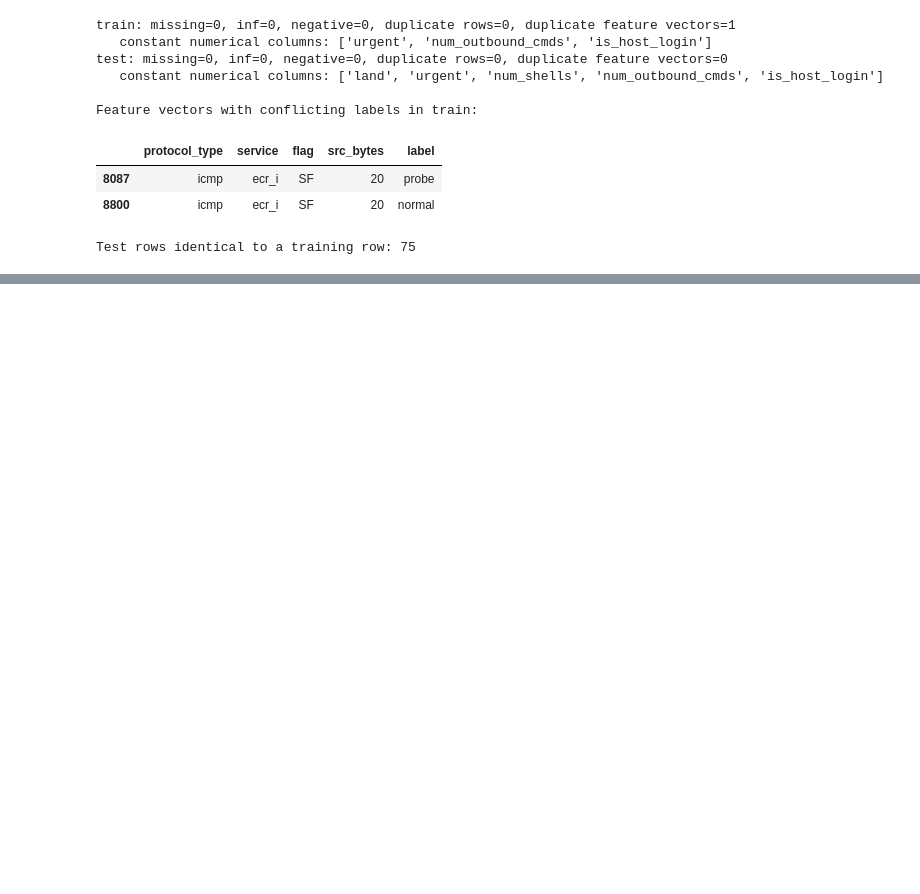
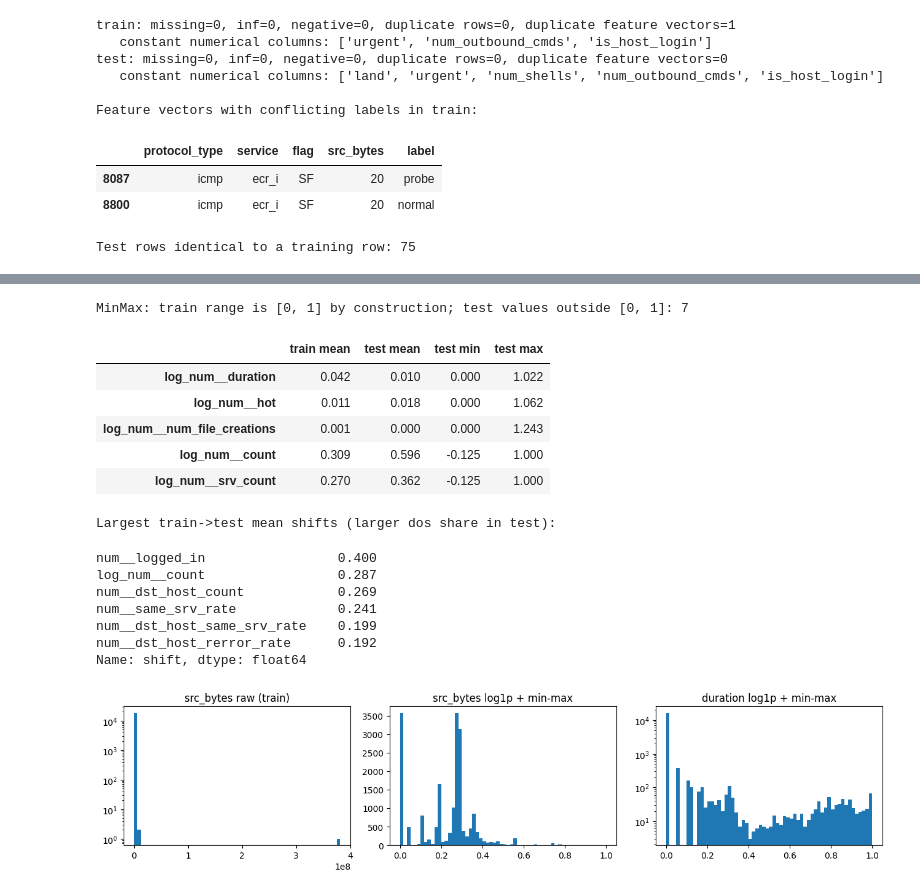
Before and after one commit to HaxelThePenguine/AI-Cybersecurity_labs2026, a Jupyter notebook: Lab_03/lab3.ipynb, the cells around one changed output, grey strips where cells are left out. Cells and saved outputs as stored; diff of their text form; code cells hidden in the pictures; blank space fills up the shorter version.

```diff
--- a/Lab_03/lab3.ipynb
+++ b/Lab_03/lab3.ipynb
@@ -131,0 +140,15 @@ Heavy-tailed numerical features (train):
+# %%
+from sklearn.compose import ColumnTransformer
+from sklearn.pipeline import Pipeline
+from sklearn.preprocessing import OneHotEncoder, StandardScaler, MinMaxScaler, FunctionTransformer
+
+CONST_COLS = [c for c in NUM_COLS if train_raw[c].nunique() == 1]
+NUM_KEEP = [c for c in NUM_COLS if c not in CONST_COLS]
+RATE_COLS = [c for c in NUM_KEEP if c.endswith('_rate')]
+skew = train_raw[NUM_KEEP].skew()
+LOG_COLS = [c for c in NUM_KEEP if c not in RATE_COLS and c not in BIN01_COLS and skew[c] > 2]
+LIN_COLS = [c for c in NUM_KEEP if c not in LOG_COLS]
+print('Dropped constant:', CONST_COLS)
+print(f'log1p + min-max ({len(LOG_COLS)}):', LOG_COLS)
+print(f'min-max only ({len(LIN_COLS)}):', LIN_COLS)
+display(skew[LOG_COLS + ['count', 'srv_count', 'dst_host_count', 'dst_host_srv_count']].drop_duplicates().round(2).to_frame('train skew'))
@@ -131,0 +222,36 @@ Heavy-tailed numerical features (train):
+# %%
+num_idx = [i for i, n in enumerate(FEATURE_NAMES) if not n.startswith('cat__')]
+summ = pd.DataFrame({'train mean': X_train[:, num_idx].mean(0), 'test mean': X_test[:, num_idx].mean(0),
+                     'test min': X_test[:, num_idx].min(0), 'test max': X_test[:, num_idx].max(0)},
+                    index=FEATURE_NAMES[num_idx]).round(3)
+print('MinMax: train range is [0, 1] by construction; test values outside [0, 1]:',
+      int(((X_test[:, num_idx] < 0) | (X_test[:, num_idx] > 1)).sum()))
+display(summ[(summ['test max'] > 1) | (summ['test min'] < 0)])
+summ['shift'] = (summ['test mean'] - summ['train mean'])
+print('Largest train->test mean shifts (larger dos share in test):')
+display(summ['shift'].abs().sort_values(ascending=False).head(6).round(3))
+
+fig, axes = plt.subplots(1, 3, figsize=(13, 3.2))
+axes[0].hist(train_raw['src_bytes'], bins=60); axes[0].set_yscale('log'); axes[0].set_title('src_bytes raw (train)')
+i = list(FEATURE_NAMES).index('log_num__src_bytes')
+axes[1].hist(X_train[:, i], bins=60); axes[1].set_title('src_bytes log1p + min-max')
+j = list(FEATURE_NAMES).index('log_num__duration')
+axes[2].hist(X_train[:, j], bins=60); axes[2].set_yscale('log'); axes[2].set_title('duration log1p + min-max')
+plt.tight_layout(); plt.show()
+# %% [output]
+MinMax: train range is [0, 1] by construction; test values outside [0, 1]: 7
+|  | train mean | test mean | test min | test max |
+| log_num__duration | 0.042 | 0.010 | 0.000 | 1.022 |
+| log_num__hot | 0.011 | 0.018 | 0.000 | 1.062 |
+| log_num__num_file_creations | 0.001 | 0.000 | 0.000 | 1.243 |
+| log_num__count | 0.309 | 0.596 | -0.125 | 1.000 |
+| log_num__srv_count | 0.270 | 0.362 | -0.125 | 1.000 |
+Largest train->test mean shifts (larger dos share in test):
+num__logged_in                 0.400
+log_num__count                 0.287
+num__dst_host_count            0.269
+num__same_srv_rate             0.241
+num__dst_host_same_srv_rate    0.199
+num__dst_host_rerror_rate      0.192
+Name: shift, dtype: float64
+[figure, added]
```
Also changed, not shown: parts of 5 cells of this notebook, 1 other file.
